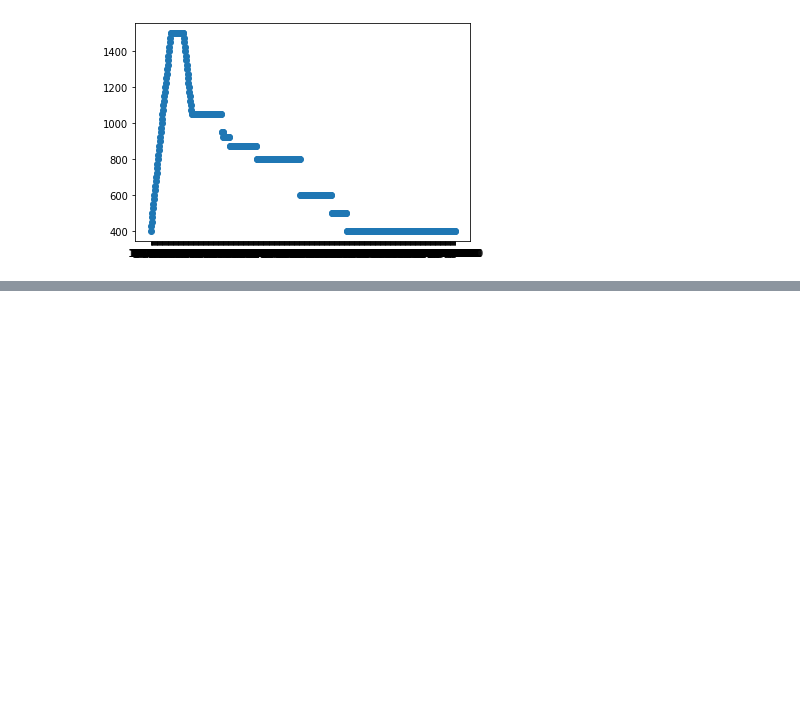
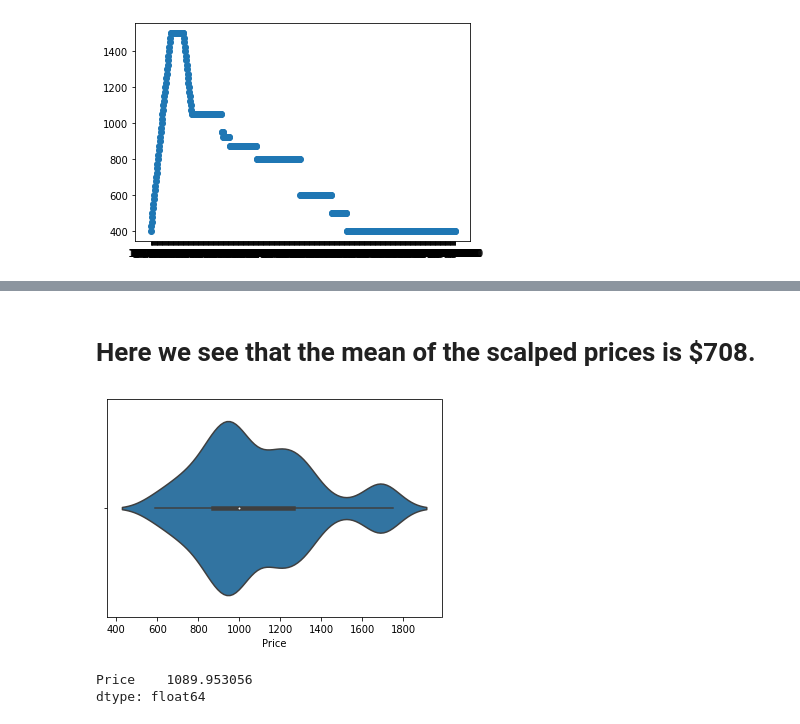
Before and after one commit to GravelBirthstone/Scalper-Project, a Jupyter notebook: scalpers_stats.ipynb, the cells around one changed output, grey strips where cells are left out. Drawn from its saved outputs; the diff is of its cells as text; code cells hidden in the pictures; blank space fills up the shorter version.

```diff
--- a/scalpers_stats.ipynb
+++ b/scalpers_stats.ipynb
@@ -13,6 +15,7 @@ import seaborn as sns
 # %%
 df_ebay = pd.read_csv("./data/fake_ps5_ebay.csv")
 df_msrp = pd.read_csv("./data/fake_ps5_msrp.csv")
+df_real_ebay = pd.read_csv("./data/ebay_data.csv")
 # %%
 df_ebay.head(5)
 df_msrp.head(5)
@@ -41,0 +59,12 @@ plt.show()
+# %% [markdown]
+# Here we see that the mean of the scalped prices is $708.
+# %%
+orchestra = sns.violinplot(x=df_real_ebay['Price'], inner='box')
+# %% [output]
+[figure, added]
+# %%
+mean_ = df_real_ebay.mean()
+mean_
+# %% [output]
+Price    1089.953056
+dtype: float64
```
Also changed, not shown: parts of 4 cells of this notebook, 3 other files.
